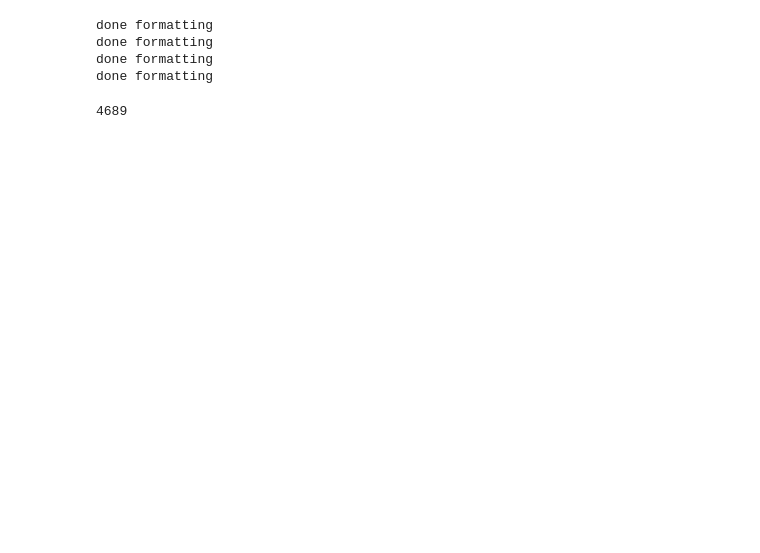
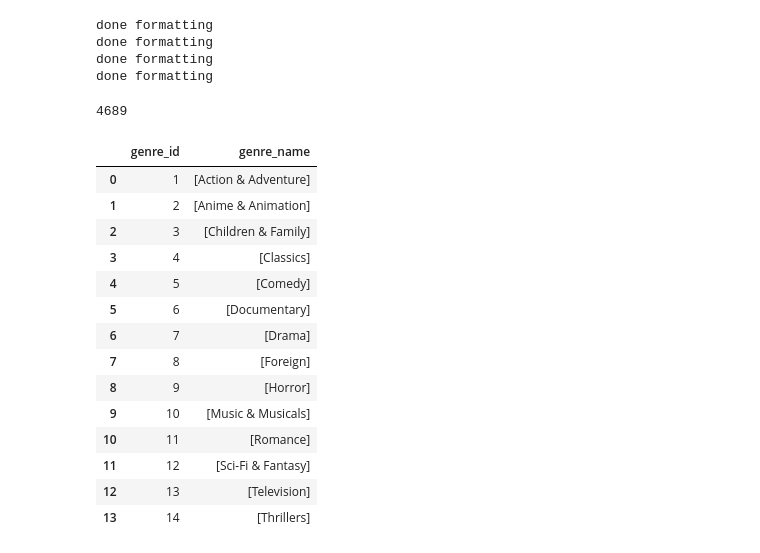
Before and after one commit to zfx0726/aa228_final_project, a Jupyter notebook: final_data_processing.ipynb, the cells around one changed output. Cells and saved outputs as stored; diff of their text form; code cells hidden in the pictures; blank space fills up the shorter version.

```diff
--- a/final_data_processing.ipynb
+++ b/final_data_processing.ipynb
@@ -102,6 +102,24 @@ genre_names = pd.DataFrame(
 
 genre_mapping_cleaned=pd.merge(movie_genre_mapping, genre_names, left_on = 'genre_id', right_on = 'genre_id')
 data=pd.merge(netflix_data_cleaned, genre_mapping_cleaned, left_on = 'movie_id', right_on = 'movie_id')
+# %%
+genre_names
+# %% [output]
+|  | genre_id | genre_name |
+| 0 | 1 | [Action & Adventure] |
+| 1 | 2 | [Anime & Animation] |
+| 2 | 3 | [Children & Family] |
+| 3 | 4 | [Classics] |
+| 4 | 5 | [Comedy] |
+| 5 | 6 | [Documentary] |
+| 6 | 7 | [Drama] |
+| 7 | 8 | [Foreign] |
+| 8 | 9 | [Horror] |
+| 9 | 10 | [Music & Musicals] |
+| 10 | 11 | [Romance] |
+| 11 | 12 | [Sci-Fi & Fantasy] |
+| 12 | 13 | [Television] |
+| 13 | 14 | [Thrillers] |
 # %%
 data.to_csv('netflix_data_with_genre.csv')
 # %%
```
Also changed, not shown: parts of 17 cells of this notebook.
